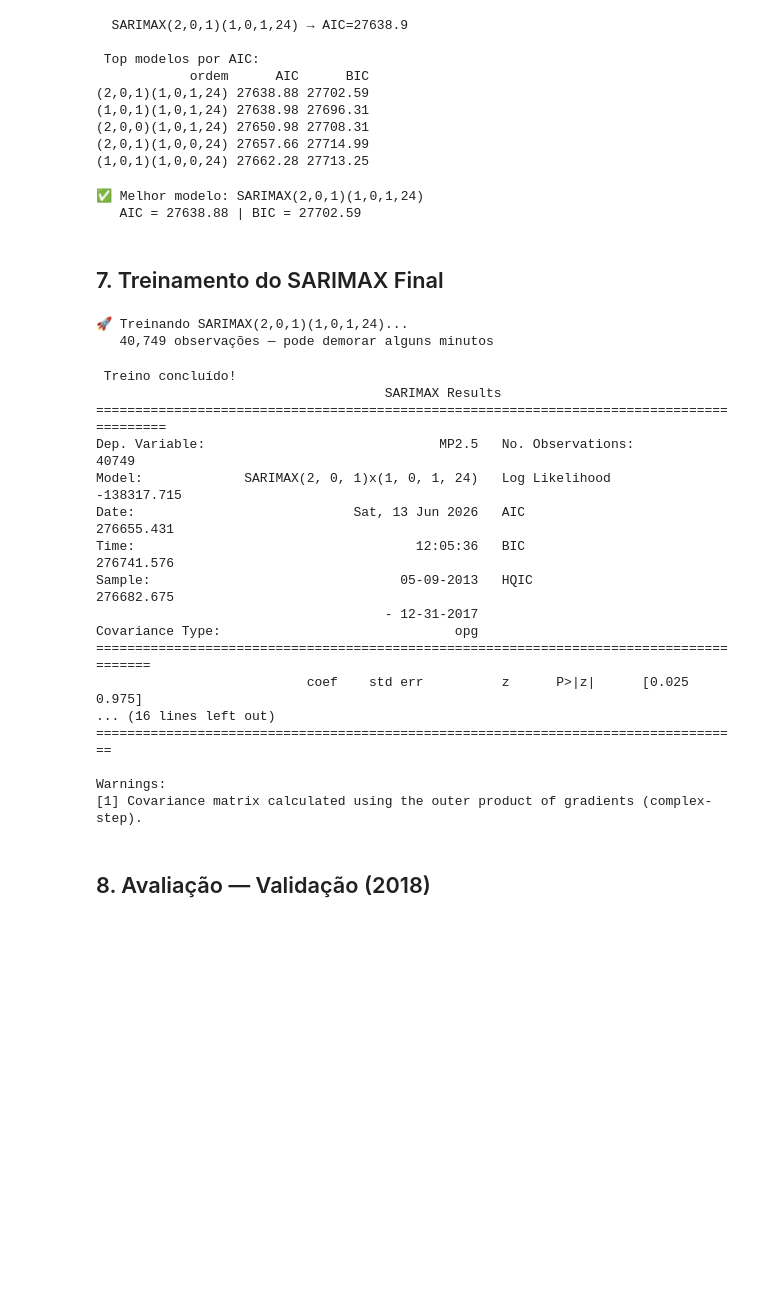
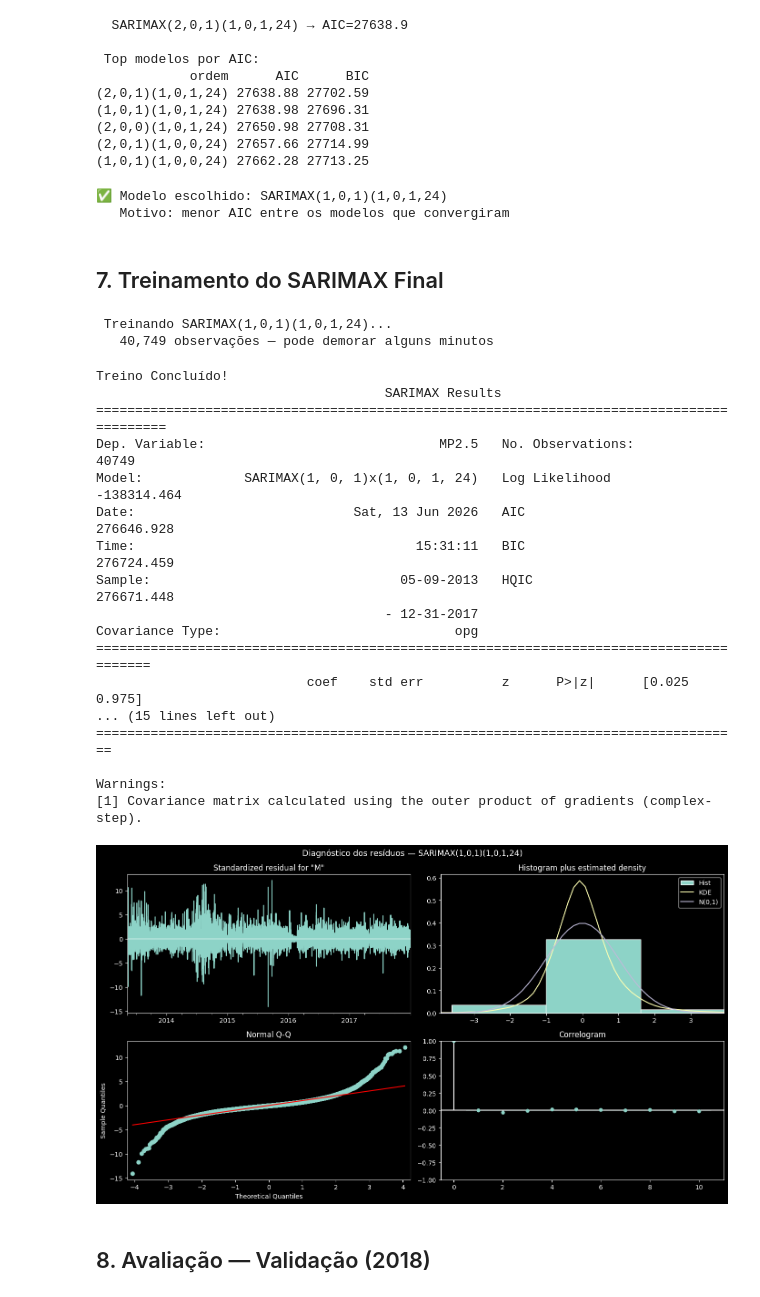
Before and after one commit to izabelcmn/respira_sp, a Jupyter notebook: notebook/Joao_sarimax_2013_2019.ipynb, the cells around one changed output. Drawn from its saved outputs; the diff is of its cells as text; code cells hidden in the pictures; blank space fills up the shorter version.

```diff
--- a/notebook/Joao_sarimax_2013_2019.ipynb
+++ b/notebook/Joao_sarimax_2013_2019.ipynb
@@ -308,55 +309,56 @@ Testando 8 combinações com s=24...
 (2,0,1)(1,0,0,24) 27657.66 27714.99
 (1,0,1)(1,0,0,24) 27662.28 27713.25
 # %%
-best   = df_aic.iloc[0]
-p_best = int(best['p'])
-q_best = int(best['q'])
-P_best = int(best['P'])
-Q_best = int(best['Q'])
-
-print(f'✅ Melhor modelo: SARIMAX({p_best},{d_value},{q_best})({P_best},0,{Q_best},24)')
-print(f'   AIC = {best["AIC"]} | BIC = {best["BIC"]}')
+p_best, q_best, P_best, Q_best = 1, 1, 1, 1
+print(f'✅ Modelo escolhido: SARIMAX(1,0,1)(1,0,1,24)')
+print(f'   Motivo: menor AIC entre os modelos que convergiram')
 # %% [output]
-✅ Melhor modelo: SARIMAX(2,0,1)(1,0,1,24)
-   AIC = 27638.88 | BIC = 27702.59
+✅ Modelo escolhido: SARIMAX(1,0,1)(1,0,1,24)
+   Motivo: menor AIC entre os modelos que convergiram
 # %% [markdown]
 ## 7. Treinamento do SARIMAX Final
 # %%
-print(f'🚀 Treinando SARIMAX({p_best},{d_value},{q_best})({P_best},0,{Q_best},24)...')
+print(' Treinando SARIMAX(1,0,1)(1,0,1,24)...')
 print(f'   {len(y_train):,} observações — pode demorar alguns minutos')
 
-model = SARIMAX(
+model_final = SARIMAX(
     y_train,
     exog=X_train,
     order=(p_best, d_value, q_best),
     seasonal_order=(P_best, 0, Q_best, 24),
     enforce_stationarity=False,
     enforce_invertibility=False
-)
+).fit(disp=False)
 
-results = model.fit(disp=False)
-print(' Treino concluído!')
-print(results.summary())
+print('Treino Concluído!')
+print(model_final.summary())
 # %% [output]
-🚀 Treinando SARIMAX(2,0,1)(1,0,1,24)...
+ Treinando SARIMAX(1,0,1)(1,0,1,24)...
    40,749 observações — pode demorar alguns minutos
- Treino concluído!
+Treino Concluído!
                                      SARIMAX Results
 ==========================================================================================
 Dep. Variable:                              MP2.5   No. Observations:                40749
-Model:             SARIMAX(2, 0, 1)x(1, 0, 1, 24)   Log Likelihood             -138317.715
-Date:                            Sat, 13 Jun 2026   AIC                         276655.431
-Time:                                    12:05:36   BIC                         276741.576
-Sample:                                05-09-2013   HQIC                        276682.675
+Model:             SARIMAX(1, 0, 1)x(1, 0, 1, 24)   Log Likelihood             -138314.464
+Date:                            Sat, 13 Jun 2026   AIC                         276646.928
+Time:                                    15:31:11   BIC                         276724.459
+Sample:                                05-09-2013   HQIC                        276671.448
                                      - 12-31-2017
 Covariance Type:                              opg
 ========================================================================================
                            coef    std err          z      P>|z|      [0.025      0.975]
-... (16 lines left out)
+... (15 lines left out)
 ===================================================================================
 
 Warnings:
 [1] Covariance matrix calculated using the outer product of gradients (complex-step).
+# %%
+fig = model_final.plot_diagnostics(figsize=(14, 8))
+fig.suptitle('Diagnóstico dos resíduos — SARIMAX(1,0,1)(1,0,1,24)', fontsize=13)
+plt.tight_layout()
+plt.show()
+# %% [output]
+[figure, added]
 # %% [markdown]
 ## 8. Avaliação — Validação (2018)
 # %%
```
Also changed, not shown: parts of 19 cells of this notebook, 2 other files.
